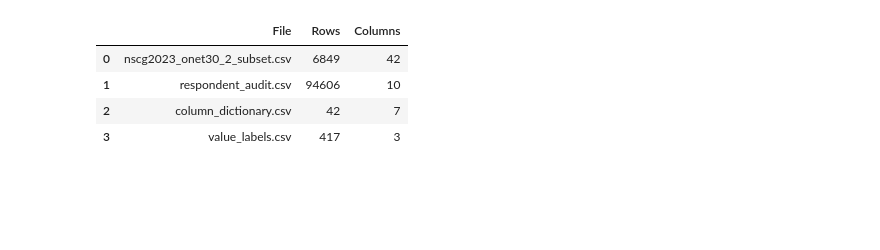
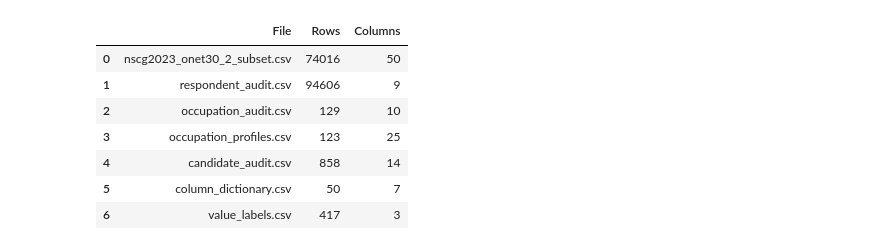
Before and after one commit to Break-Through-Tech/Swytch-2D-predicting-job-satisfaction-from-person-job-fit, a Jupyter notebook: notebooks/possible data integration/nscg_onet_data_integration.ipynb, the cells around one changed output. Saved outputs shown, nothing was run; the diff lists cells and outputs as text; code cells hidden in the pictures; blank space fills up the shorter version.

```diff
--- a/notebooks/possible data integration/nscg_onet_data_integration.ipynb
+++ b/notebooks/possible data integration/nscg_onet_data_integration.ipynb
@@ -559,68 +612,59 @@ The integrated CSV is saved beside this notebook. A backup, respondent audit, co
 # %%
 import subprocess
-private_files=['nscg2023_onet30_2_subset.csv','respondent_audit.csv',
-               'column_dictionary.csv','value_labels.csv','manifest.json']
-for name in private_files:
+outputs = {'nscg2023_onet30_2_subset.csv':subset, 'respondent_audit.csv':audit,
+    'occupation_audit.csv':occupation_audit, 'occupation_profiles.csv':profile_export,
+    'candidate_audit.csv':candidate_audit, 'column_dictionary.csv':column_dictionary, 'value_labels.csv':value_labels}
+for name in [*outputs, 'manifest.json']:
     result=subprocess.run(['git','check-ignore','--quiet',str(OUT/name)],cwd=ROOT)
-    assert result.returncode==0,f'Expected repository ignore rule for data/private/: {name}'
+    assert result.returncode==0, f'Expected data/private/ ignore rule: {name}'
 OUT.mkdir(parents=True,exist_ok=True)
-outputs={
-    'nscg2023_onet30_2_subset.csv':subset,
-    'respondent_audit.csv':audit,
-    'column_dictionary.csv':column_dictionary,
-    'value_labels.csv':value_labels,
-}
-for name,frame in outputs.items():frame.to_csv(OUT/name,index=False,float_format='%.17g')
+for name,frame in outputs.items():
+    frame.to_csv(OUT/name,index=False,float_format='%.17g')
 csv_dtypes=column_dictionary.set_index('column').dtype.to_dict()
-reloaded=pd.read_csv(OUT/'nscg2023_onet30_2_subset.csv',dtype=csv_dtypes,
-                     keep_default_na=False,float_precision='round_trip')
+reloaded=pd.read_csv(OUT/SUBSET_CSV.name,dtype=csv_dtypes,keep_default_na=False,float_precision='round_trip')
 pd.testing.assert_frame_equal(subset,reloaded,check_exact=True)
-
 subset.to_csv(SUBSET_CSV,index=False,float_format='%.17g')
-notebook_csv=pd.read_csv(SUBSET_CSV,dtype=csv_dtypes,
-                         keep_default_na=False,float_precision='round_trip')
+notebook_csv=pd.read_csv(SUBSET_CSV,dtype=csv_dtypes,keep_default_na=False,float_precision='round_trip')
 pd.testing.assert_frame_equal(subset,notebook_csv,check_exact=True)
 assert SUBSET_CSV.read_bytes()==(OUT/SUBSET_CSV.name).read_bytes()
 reloaded_audit=pd.read_csv(OUT/'respondent_audit.csv',dtype='string',keep_default_na=False)
 assert len(reloaded_audit)==len(survey) and reloaded_audit.OBSNUM.is_unique
 assert reloaded_audit.INTEGRATION_STATUS.value_counts().to_dict()==audit.INTEGRATION_STATUS.value_counts().to_dict()
-
 def sha256(path):
     digest=hashlib.sha256()
     with path.open('rb') as f:
-        for chunk in iter(lambda:f.read(1024*1024),b''):digest.update(chunk)
+        for chunk in iter(lambda:f.read(1024*1024),b''):
+            digest.update(chunk)
     return digest.hexdigest()
 manifest={
-    'pipeline_version':'nscg2023_onet30_2_v1_2026-10-14',
-    'notebook':'notebooks/possible data integration/nscg_onet_data_integration.ipynb',
-    'grain':'One NSCG 2023 respondent per row; OBSNUM identifies a source-file observation.',
-    'mapping':'Study-specific reviewed concordance, not an official NSCG-to-SOC crosswalk.',
-    'concordance':{'source':'Embedded in notebook Section 2',
-        'sha256':hashlib.sha256(json.dumps(concordance_spec,sort_keys=True).encode()).hexdigest(),
-        'spec':concordance_spec},
-    'rules':{'employed':'LFSTAT = 1','outcome':'JOBSATIS in 1,2,3,4',
-        'occupation':'25 reviewed links; use N3OCPR, not N3OCPRX',
-        'supervision':'Require SUPWK = N for the two flagged categories',
-        'onet':'Six distinct EX ratings per occupation, all within published scale limits',
-        'merge':'Two many_to_one left joins: N3OCPR to concordance, screened ONET_SOC_CODE to Work Values; export matched subset',
-        'weights':'Original WTSURVY, not normalized',
-        'scores':'No fit score, scale alignment or outcome recoding'},
-    'counts':{'source':len(survey),'eligible':len(eligible),'reviewed_before_screen':int(has_bridge.sum()),
-        'held_supervision':int(supervision_hold.sum()),'subset':len(subset),'occupations':25},
-    'sources':{key:{'path':str(path.relative_to(ROOT)),'sha256':sha256(path)} for key,path in SOURCE.items()},
-    'outputs':{name:{'path':str((OUT/name).relative_to(ROOT)),'rows':len(frame),'columns':len(frame.columns),
-                      'sha256':sha256(OUT/name)} for name,frame in outputs.items()},
-    'notebook_subset_csv':{'path':str(SUBSET_CSV.relative_to(ROOT)),
-        'rows':len(subset),'columns':len(subset.columns),'sha256':sha256(SUBSET_CSV)},
-    'software':{'python':platform.python_version(),'pandas':pd.__version__,'numpy':np.__version__},
-    'limitations':['Non-random occupation subset, not representative of all employed graduates.',
-        'Public-file completeness can include survey imputations.',
-        'Occupation-level values are shared by respondents and do not measure each actual workplace.',
-        'Personal importance and occupational extent have no calibrated common scale.',
-        'This integration validates keys, scope rules and data preservation, not person-level mapping accuracy.'],
+ 'pipeline_version':'nscg2023_onet30_2_v2_2026-10-31', 'notebook':str(NOTEBOOK_REL),
+ 'grain':'One NSCG2023 respondent per row, identified by OBSNUM.',
+ 'concordance':{'source':'Embedded reviewed member lists in Section 2',
+    'sha256':hashlib.sha256(json.dumps(review_spec,sort_keys=True).encode()).hexdigest(), 'spec':review_spec},
+ 'rules':{'eligibility':'LFSTAT=1 and JOBSATIS in 1,2,3,4', 'occupation_key':'N3OCPR',
+    'supervision':'SUPWK=N for 570980 and 780310',
+    'ratings':'Actual .00 profiles only; same fully rated members for all six equal occupation means',
+    'merge':'Two many_to_one left joins: N3OCPR to category rules, screened ONET_PROFILE_ID to profiles; export included subset',
+    'flags':'Partial coverage and proxy assumptions are separate; shared and single-rated-member profiles allowed',
+    'exclusions':'Four categories without Work Values; 732570 and 785000 for uncertain mapping',
+    'source_fields':'Preserve JOBSATIS, nine FAC items and WTSURVY; no fit score or model'},
+ 'counts':{'source':len(survey),'eligible':len(eligible),'included':len(subset),
+    'included_categories':123,'excluded_categories':6,'no_work_values':5068,'uncertain_mapping':548,
+    'supervisor_screen':168,'full_coverage':39084,'partial_coverage':34932,'proxy':23249},
+ 'sources':{key:{'path':str(p.relative_to(ROOT)),'sha256':sha256(p)} for key,p in SOURCE.items()},
+ 'outputs':{name:{'path':str((OUT/name).relative_to(ROOT)),'rows':len(frame),'columns':len(frame.columns),
+    'sha256':sha256(OUT/name)} for name,frame in outputs.items()},
+ 'notebook_subset_csv':{'path':str(SUBSET_CSV.relative_to(ROOT)),'rows':len(subset),
+    'columns':len(subset.columns),'sha256':sha256(SUBSET_CSV)},
+ 'software':{'python':platform.python_version(),'pandas':pd.__version__,'numpy':np.__version__},
+ 'limitations':['Study-defined mapping, not verified individual duties.',
+    'Partial groups omit unrated members; group means use equal occupation weights.',
+    'Broad profiles may include non-teaching or other duties outside the NSCG label.',
+    'Shared occupation ratings are not independent workplace measurements.',
+    'Survey completeness may include imputations; personal and occupational scales are not calibrated.'],
 }
-(OUT/'manifest.json').write_text(json.dumps(manifest,indent=2)+chr(10))
+(OUT/'manifest.json').write_text(json.dumps(manifest,indent=2)+'\n')
 display(pd.DataFrame([{'File':name,'Rows':len(frame),'Columns':len(frame.columns)} for name,frame in outputs.items()]))
 print(f'Integrated CSV: {SUBSET_CSV.relative_to(ROOT)}')
-print('Both CSV copies reloaded with exact equality. Paths and hashes saved in manifest.json.')
+print('Both CSV copies reloaded exactly. All 79,800 eligible rows preserved through the left joins.')
 # %% [output]
@@ -627,5 +673,8 @@ print('Both CSV copies reloaded with exact equality. Paths and hashes saved in m
 |  | File | Rows | Columns |
-| 0 | nscg2023_onet30_2_subset.csv | 6849 | 42 |
-| 1 | respondent_audit.csv | 94606 | 10 |
-| 2 | column_dictionary.csv | 42 | 7 |
-| 3 | value_labels.csv | 417 | 3 |
+| 0 | nscg2023_onet30_2_subset.csv | 74016 | 50 |
+| 1 | respondent_audit.csv | 94606 | 9 |
+| 2 | occupation_audit.csv | 129 | 10 |
+| 3 | occupation_profiles.csv | 123 | 25 |
+| 4 | candidate_audit.csv | 858 | 14 |
+| 5 | column_dictionary.csv | 50 | 7 |
+| 6 | value_labels.csv | 417 | 3 |
```
Also changed, not shown: parts of 34 cells of this notebook, 1 other file.
